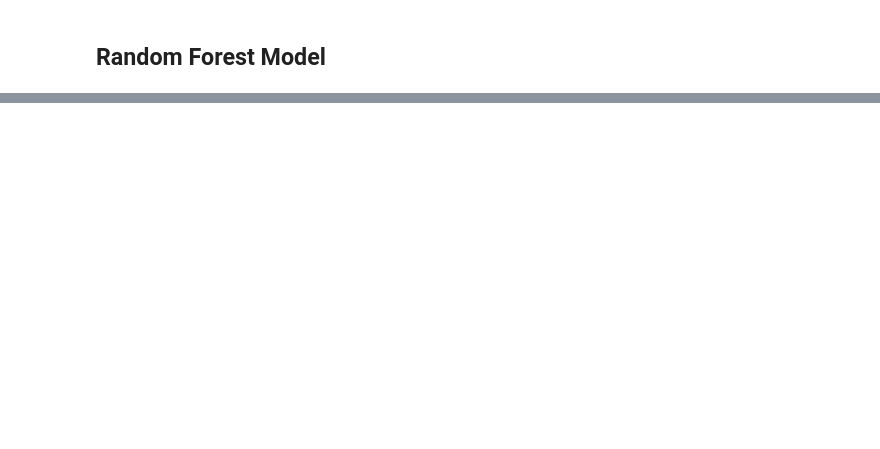
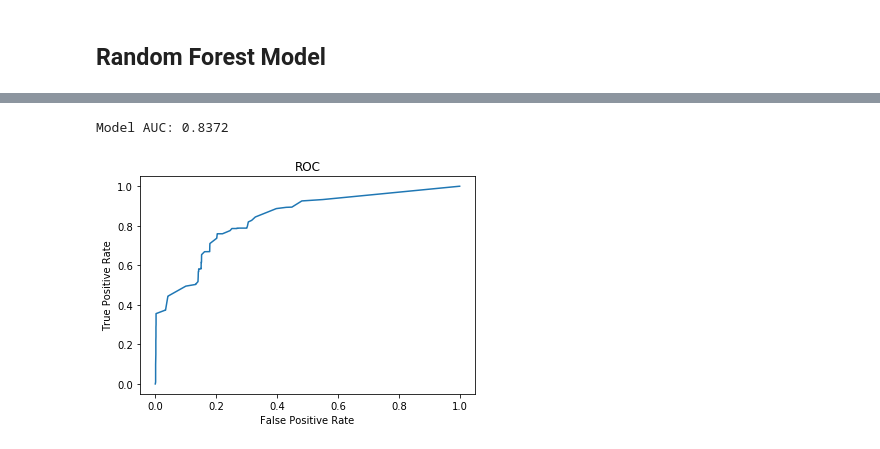
Before and after one commit to mccomackjp/algae-bloom-prediction, a Jupyter notebook: notebooks/models/sum_of_rain.ipynb, the cells around one changed output, grey strips where cells are left out. Cells and saved outputs as stored; diff of their text form; code cells hidden in the pictures; blank space fills up the shorter version.

```diff
--- a/notebooks/models/sum_of_rain.ipynb
+++ b/notebooks/models/sum_of_rain.ipynb
@@ -778,0 +947,5 @@ Model AUC: 0.7807
+# %%
+# Random Forest Greedy Model with training on 2018 testing on 2017
+model = RandomForestClassifier(n_estimators=100)
+accuracy, recall, precision, cm, predictions, predictions_prob, model = lrf.greedy_model(
+    model,  test_dfs[test_index],train_dfs[train_index], x_columns, 'bloom', sorted_columns)
@@ -778,0 +970,7 @@ Model AUC: 0.7807
+# %%
+# Print the ROC curve.
+predictions = [x[1] for x in predictions_prob]
+lrf.roc_plot(train_dfs[train_index][['bloom']].values, predictions)
+# %% [output]
+Model AUC: 0.8372
+[figure, added]
```
Also changed, not shown: parts of 17 cells of this notebook.
